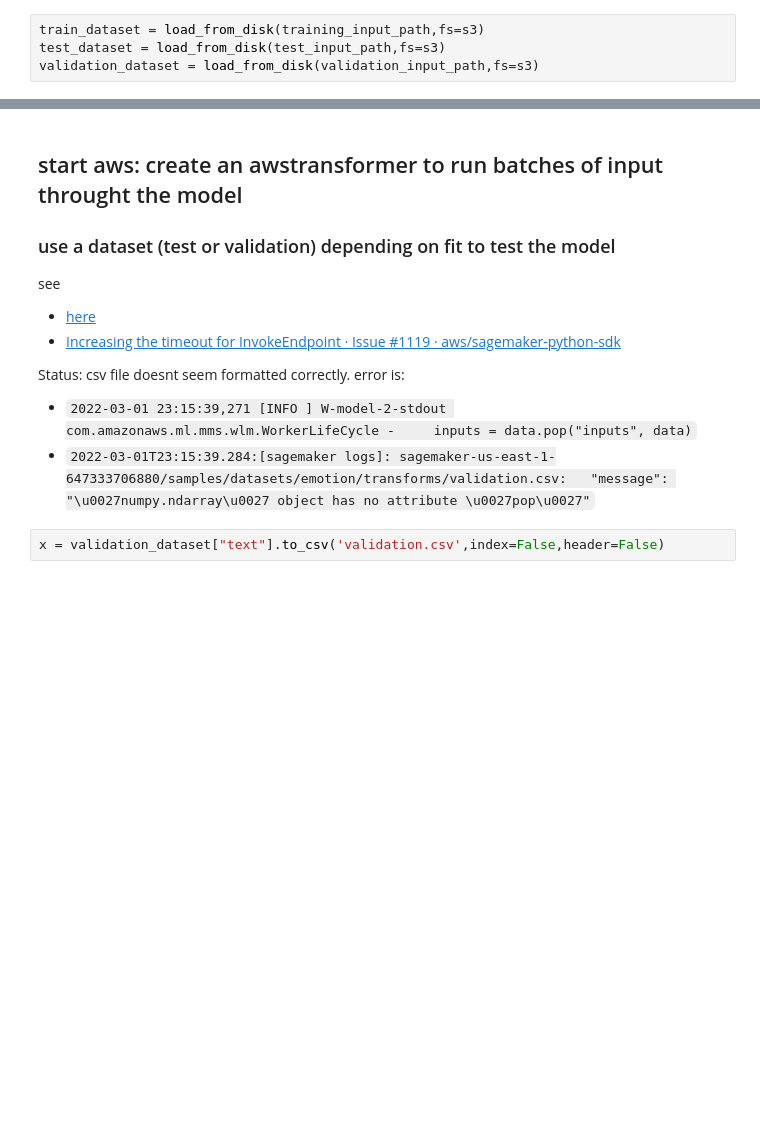
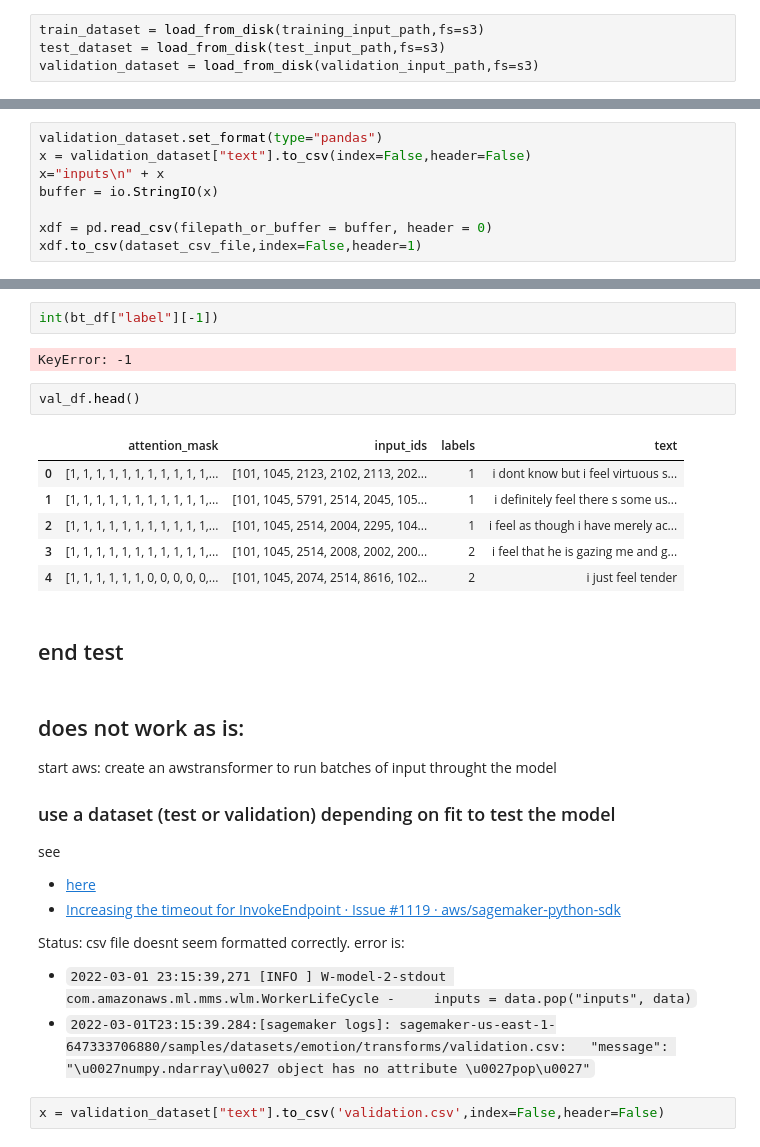
Before and after one commit to bdonkey/HuggingFacenotebooks, a Jupyter notebook: sagemaker/ss_01_getting_started_pytorch/Hf_EmotionsPredictor.ipynb, the cells around one changed output, grey strips where cells are left out. Saved outputs shown, nothing was run; the diff lists cells and outputs as text; blank space fills up the shorter version.

Commit message:
emotionPredictor complete at test phase

```diff
--- a/sagemaker/ss_01_getting_started_pytorch/Hf_EmotionsPredictor.ipynb
+++ b/sagemaker/ss_01_getting_started_pytorch/Hf_EmotionsPredictor.ipynb
@@ -101,0 +125,8 @@ validation_dataset = load_from_disk(validation_input_path,fs=s3)
+# %%
+validation_dataset.set_format(type="pandas")
+x = validation_dataset["text"].to_csv(index=False,header=False)
+x="inputs\n" + x
+buffer = io.StringIO(x)
+
+xdf = pd.read_csv(filepath_or_buffer = buffer, header = 0)
+xdf.to_csv(dataset_csv_file,index=False,header=1)
@@ -102,5 +356,21 @@ validation_dataset = load_from_disk(validation_input_path,fs=s3)
+# %%
+int(bt_df["label"][-1])
+# %% [output]
+KeyError: -1
+# %%
+val_df.head()
+# %% [output]
+|  | attention_mask | input_ids | labels | text |
+| 0 | [1, 1, 1, 1, 1, 1, 1, 1, 1, 1, 1,... | [101, 1045, 2123, 2102, 2113, 202... | 1 | i dont know but i feel virtuous s... |
+| 1 | [1, 1, 1, 1, 1, 1, 1, 1, 1, 1, 1,... | [101, 1045, 5791, 2514, 2045, 105... | 1 | i definitely feel there s some us... |
+| 2 | [1, 1, 1, 1, 1, 1, 1, 1, 1, 1, 1,... | [101, 1045, 2514, 2004, 2295, 104... | 1 | i feel as though i have merely ac... |
+| 3 | [1, 1, 1, 1, 1, 1, 1, 1, 1, 1, 1,... | [101, 1045, 2514, 2008, 2002, 200... | 2 | i feel that he is gazing me and g... |
+| 4 | [1, 1, 1, 1, 1, 1, 0, 0, 0, 0, 0,... | [101, 1045, 2074, 2514, 8616, 102... | 2 | i just feel tender |
+# %% [markdown]
+## end test
 # %% [markdown]
-## start aws: create an awstransformer to run batches of input throught the model
+## does not work as is:
+start aws: create an awstransformer to run batches of input throught the model
 ### use a dataset (test or validation) depending on fit to test the model
 
 see
```
Also changed, not shown: parts of 55 cells of this notebook.
